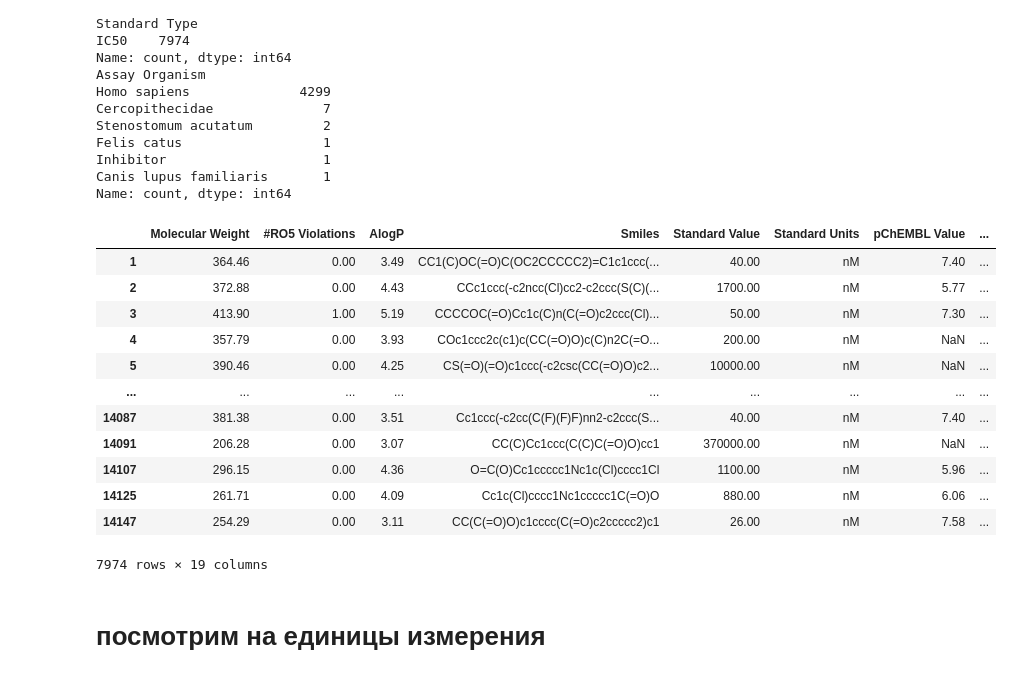
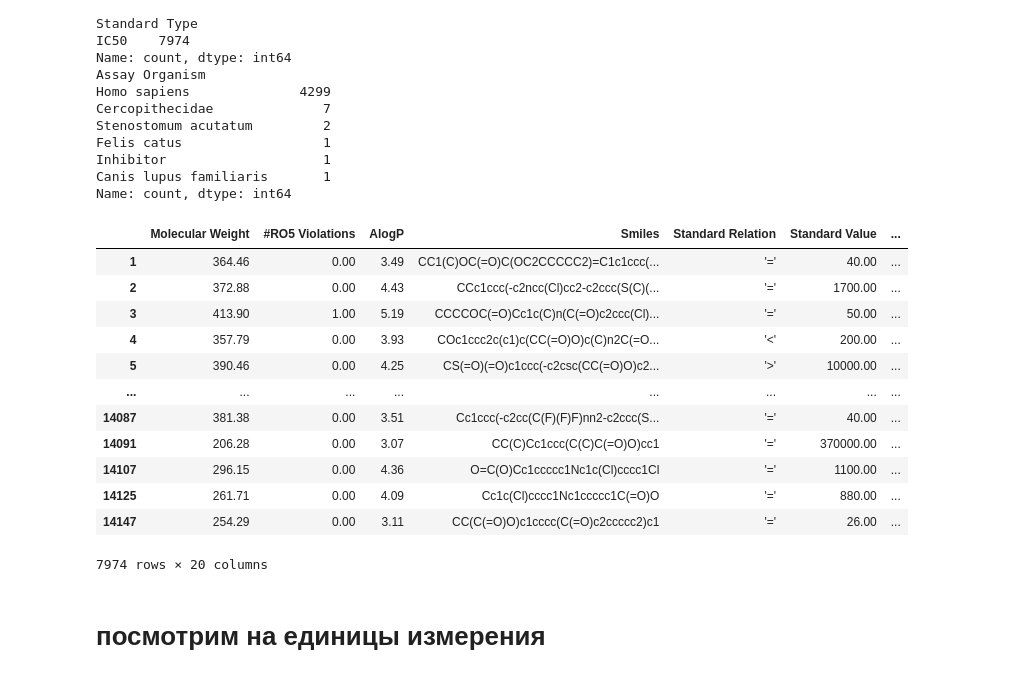
Before and after one commit to matveisut/task_1, a Jupyter notebook: 1_task.ipynb, the cells around one changed output. Saved outputs shown, nothing was run; the diff lists cells and outputs as text; code cells hidden in the pictures.

```diff
--- a/1_task.ipynb
+++ b/1_task.ipynb
@@ -173,22 +189,22 @@ Inhibitor                    1
 Canis lupus familiaris       1
 Name: count, dtype: int64
 # %%
-data = data.drop(['Standard Relation', 'Compound Key'], axis = 1)
+data = data.drop(['Compound Key'], axis = 1)
 data
 # %% [output]
-|  | Molecular Weight | #RO5 Violations | AlogP | Smiles | Standard Value | Standard Units | pChEMBL Value | ... |
-| 1 | 364.46 | 0.00 | 3.49 | CC1(C)OC(=O)C(OC2CCCCC2)=C1c1ccc(... | 40.00 | nM | 7.40 | ... |
-| 2 | 372.88 | 0.00 | 4.43 | CCc1ccc(-c2ncc(Cl)cc2-c2ccc(S(C)(... | 1700.00 | nM | 5.77 | ... |
-| 3 | 413.90 | 1.00 | 5.19 | CCCCOC(=O)Cc1c(C)n(C(=O)c2ccc(Cl)... | 50.00 | nM | 7.30 | ... |
-| 4 | 357.79 | 0.00 | 3.93 | COc1ccc2c(c1)c(CC(=O)O)c(C)n2C(=O... | 200.00 | nM | NaN | ... |
-| 5 | 390.46 | 0.00 | 4.25 | CS(=O)(=O)c1ccc(-c2csc(CC(=O)O)c2... | 10000.00 | nM | NaN | ... |
-| ... | ... | ... | ... | ... | ... | ... | ... | ... |
-| 14087 | 381.38 | 0.00 | 3.51 | Cc1ccc(-c2cc(C(F)(F)F)nn2-c2ccc(S... | 40.00 | nM | 7.40 | ... |
-| 14091 | 206.28 | 0.00 | 3.07 | CC(C)Cc1ccc(C(C)C(=O)O)cc1 | 370000.00 | nM | NaN | ... |
-| 14107 | 296.15 | 0.00 | 4.36 | O=C(O)Cc1ccccc1Nc1c(Cl)cccc1Cl | 1100.00 | nM | 5.96 | ... |
-| 14125 | 261.71 | 0.00 | 4.09 | Cc1c(Cl)cccc1Nc1ccccc1C(=O)O | 880.00 | nM | 6.06 | ... |
-| 14147 | 254.29 | 0.00 | 3.11 | CC(C(=O)O)c1cccc(C(=O)c2ccccc2)c1 | 26.00 | nM | 7.58 | ... |
+|  | Molecular Weight | #RO5 Violations | AlogP | Smiles | Standard Relation | Standard Value | ... |
+| 1 | 364.46 | 0.00 | 3.49 | CC1(C)OC(=O)C(OC2CCCCC2)=C1c1ccc(... | '=' | 40.00 | ... |
+| 2 | 372.88 | 0.00 | 4.43 | CCc1ccc(-c2ncc(Cl)cc2-c2ccc(S(C)(... | '=' | 1700.00 | ... |
+| 3 | 413.90 | 1.00 | 5.19 | CCCCOC(=O)Cc1c(C)n(C(=O)c2ccc(Cl)... | '=' | 50.00 | ... |
+| 4 | 357.79 | 0.00 | 3.93 | COc1ccc2c(c1)c(CC(=O)O)c(C)n2C(=O... | '<' | 200.00 | ... |
+| 5 | 390.46 | 0.00 | 4.25 | CS(=O)(=O)c1ccc(-c2csc(CC(=O)O)c2... | '>' | 10000.00 | ... |
+| ... | ... | ... | ... | ... | ... | ... | ... |
+| 14087 | 381.38 | 0.00 | 3.51 | Cc1ccc(-c2cc(C(F)(F)F)nn2-c2ccc(S... | '=' | 40.00 | ... |
+| 14091 | 206.28 | 0.00 | 3.07 | CC(C)Cc1ccc(C(C)C(=O)O)cc1 | '=' | 370000.00 | ... |
+| 14107 | 296.15 | 0.00 | 4.36 | O=C(O)Cc1ccccc1Nc1c(Cl)cccc1Cl | '=' | 1100.00 | ... |
+| 14125 | 261.71 | 0.00 | 4.09 | Cc1c(Cl)cccc1Nc1ccccc1C(=O)O | '=' | 880.00 | ... |
+| 14147 | 254.29 | 0.00 | 3.11 | CC(C(=O)O)c1cccc(C(=O)c2ccccc2)c1 | '=' | 26.00 | ... |
-7974 rows × 19 columns
+7974 rows × 20 columns
 # %% [markdown]
 # посмотрим на единицы измерения
 # %%
```
Also changed, not shown: parts of 18 cells of this notebook, 1 other file.
